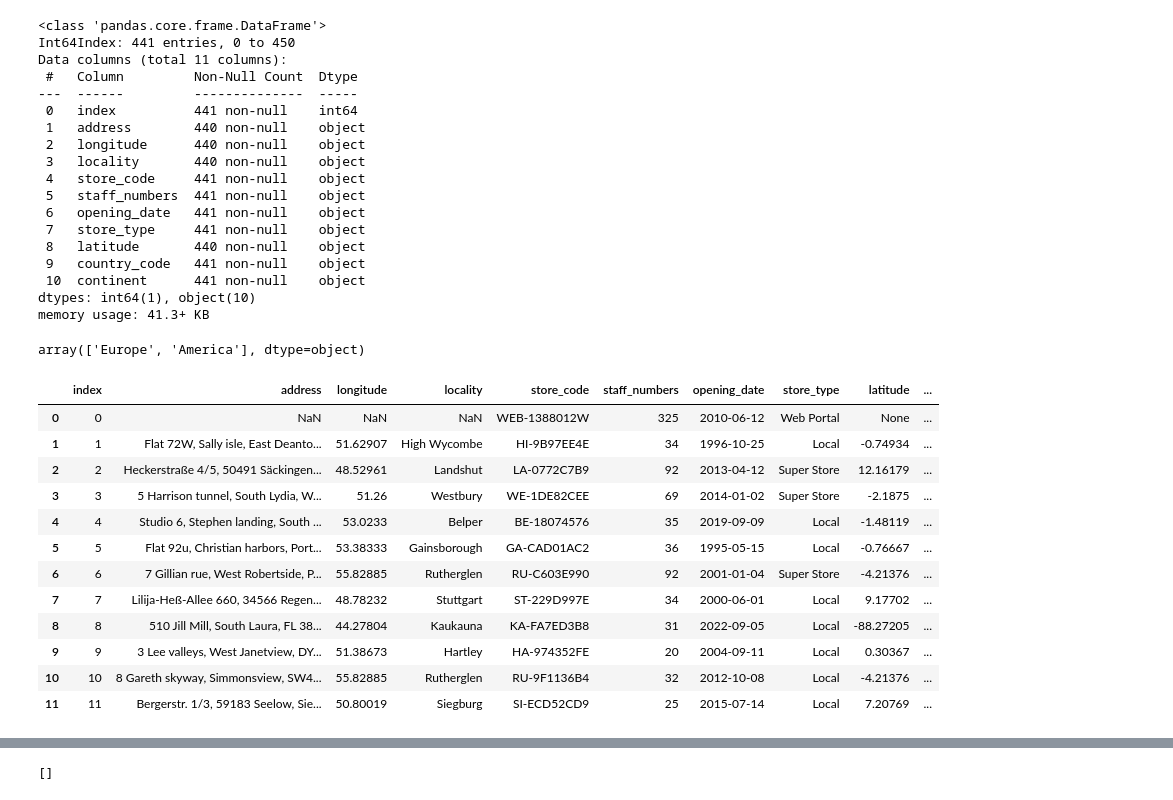
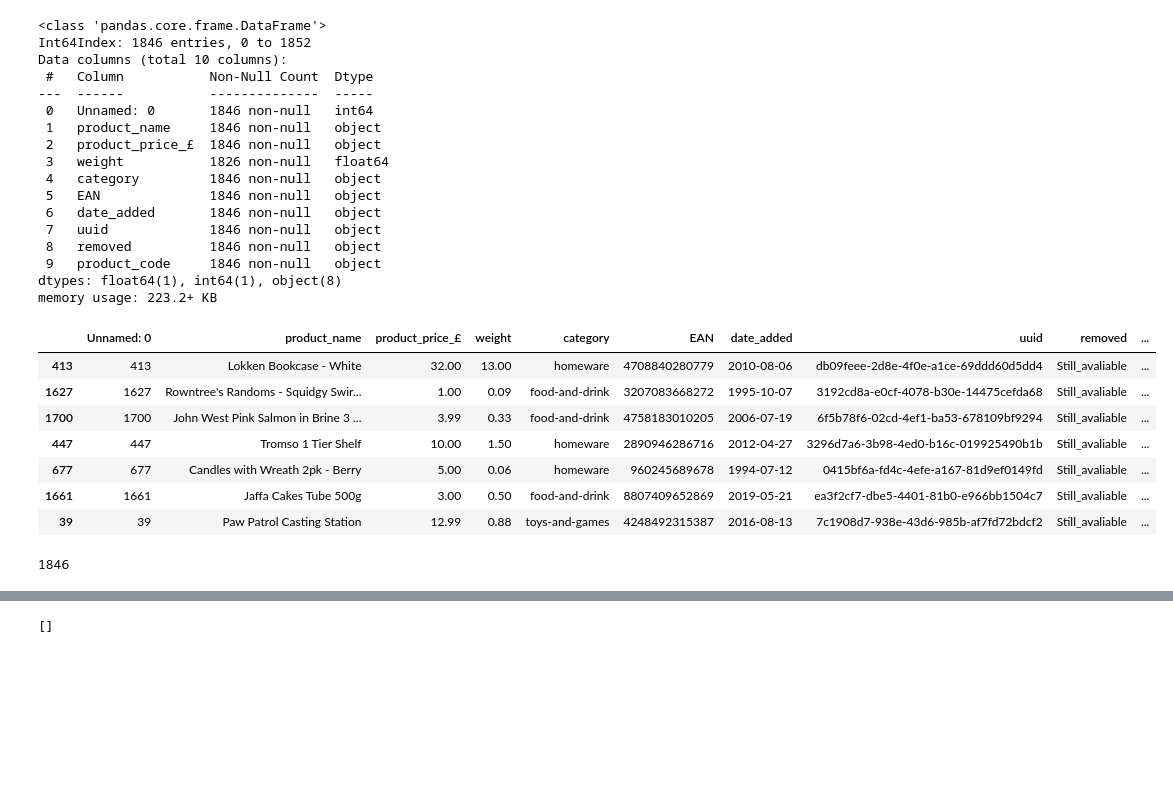
Before and after one commit to raweru/multinational-retail-data-centralisation, a Jupyter notebook: cleaner.ipynb, the cells around one changed output, grey strips where cells are left out. Drawn from its saved outputs; the diff is of its cells as text; code cells hidden in the pictures; blank space fills up the shorter version.

```diff
--- a/cleaner.ipynb
+++ b/cleaner.ipynb
@@ -19,22 +19,32 @@ store_data = extractor.retrieve_stores_data("https://aqj7u5id95.execute-api.eu-w
 # %%
-store_data.info()
+product_data.info()
 # %% [output]
 <class 'pandas.core.frame.DataFrame'>
-Int64Index: 441 entries, 0 to 450
-Data columns (total 11 columns):
- #   Column         Non-Null Count  Dtype
----  ------         --------------  -----
- 0   index          441 non-null    int64
- 1   address        440 non-null    object
- 2   longitude      440 non-null    object
- 3   locality       440 non-null    object
- 4   store_code     441 non-null    object
- 5   staff_numbers  441 non-null    object
- 6   opening_date   441 non-null    object
- 7   store_type     441 non-null    object
- 8   latitude       440 non-null    object
- 9   country_code   441 non-null    object
- 10  continent      441 non-null    object
-dtypes: int64(1), object(10)
-memory usage: 41.3+ KB
+Int64Index: 1846 entries, 0 to 1852
+Data columns (total 10 columns):
+ #   Column           Non-Null Count  Dtype
+---  ------           --------------  -----
+ 0   Unnamed: 0       1846 non-null   int64
+ 1   product_name     1846 non-null   object
+ 2   product_price_£  1846 non-null   object
+ 3   weight           1826 non-null   float64
+ 4   category         1846 non-null   object
+ 5   EAN              1846 non-null   object
+ 6   date_added       1846 non-null   object
+ 7   uuid             1846 non-null   object
+ 8   removed          1846 non-null   object
+ 9   product_code     1846 non-null   object
+dtypes: float64(1), int64(1), object(8)
+memory usage: 223.2+ KB
+# %%
+product_data.sample(7)
+# %% [output]
+|  | Unnamed: 0 | product_name | product_price_£ | weight | category | EAN | date_added | uuid | removed | ... |
+| 413 | 413 | Lokken Bookcase - White | 32.00 | 13.00 | homeware | 4708840280779 | 2010-08-06 | db09feee-2d8e-4f0e-a1ce-69ddd60d5dd4 | Still_avaliable | ... |
+| 1627 | 1627 | Rowntree's Randoms - Squidgy Swir... | 1.00 | 0.09 | food-and-drink | 3207083668272 | 1995-10-07 | 3192cd8a-e0cf-4078-b30e-14475cefda68 | Still_avaliable | ... |
+| 1700 | 1700 | John West Pink Salmon in Brine 3 ... | 3.99 | 0.33 | food-and-drink | 4758183010205 | 2006-07-19 | 6f5b78f6-02cd-4ef1-ba53-678109bf9294 | Still_avaliable | ... |
+| 447 | 447 | Tromso 1 Tier Shelf | 10.00 | 1.50 | homeware | 2890946286716 | 2012-04-27 | 3296d7a6-3b98-4ed0-b16c-019925490b1b | Still_avaliable | ... |
+| 677 | 677 | Candles with Wreath 2pk - Berry | 5.00 | 0.06 | homeware | 960245689678 | 1994-07-12 | 0415bf6a-fd4c-4efe-a167-81d9ef0149fd | Still_avaliable | ... |
+| 1661 | 1661 | Jaffa Cakes Tube 500g | 3.00 | 0.50 | food-and-drink | 8807409652869 | 2019-05-21 | ea3f2cf7-dbe5-4401-81b0-e966bb1504c7 | Still_avaliable | ... |
+| 39 | 39 | Paw Patrol Casting Station | 12.99 | 0.88 | toys-and-games | 4248492315387 | 2016-08-13 | 7c1908d7-938e-43d6-985b-af7fd72bdcf2 | Still_avaliable | ... |
 # %%
@@ -48,20 +58,4 @@ store_data["opening_date"] = store_data[
-# %%
-store_data.continent.unique()
-# %% [output]
-array(['Europe', 'America'], dtype=object)
-# %%
-store_data.head(12)
-# %% [output]
-|  | index | address | longitude | locality | store_code | staff_numbers | opening_date | store_type | latitude | ... |
-| 0 | 0 | NaN | NaN | NaN | WEB-1388012W | 325 | 2010-06-12 | Web Portal | None | ... |
-| 1 | 1 | Flat 72W, Sally isle, East Deanto... | 51.62907 | High Wycombe | HI-9B97EE4E | 34 | 1996-10-25 | Local | -0.74934 | ... |
-| 2 | 2 | Heckerstraße 4/5, 50491 Säckingen... | 48.52961 | Landshut | LA-0772C7B9 | 92 | 2013-04-12 | Super Store | 12.16179 | ... |
-| 3 | 3 | 5 Harrison tunnel, South Lydia, W... | 51.26 | Westbury | WE-1DE82CEE | 69 | 2014-01-02 | Super Store | -2.1875 | ... |
-| 4 | 4 | Studio 6, Stephen landing, South ... | 53.0233 | Belper | BE-18074576 | 35 | 2019-09-09 | Local | -1.48119 | ... |
-| 5 | 5 | Flat 92u, Christian harbors, Port... | 53.38333 | Gainsborough | GA-CAD01AC2 | 36 | 1995-05-15 | Local | -0.76667 | ... |
-| 6 | 6 | 7 Gillian rue, West Robertside, P... | 55.82885 | Rutherglen | RU-C603E990 | 92 | 2001-01-04 | Super Store | -4.21376 | ... |
-| 7 | 7 | Lilija-Heß-Allee 660, 34566 Regen... | 48.78232 | Stuttgart | ST-229D997E | 34 | 2000-06-01 | Local | 9.17702 | ... |
-| 8 | 8 | 510 Jill Mill, South Laura, FL 38... | 44.27804 | Kaukauna | KA-FA7ED3B8 | 31 | 2022-09-05 | Local | -88.27205 | ... |
-| 9 | 9 | 3 Lee valleys, West Janetview, DY... | 51.38673 | Hartley | HA-974352FE | 20 | 2004-09-11 | Local | 0.30367 | ... |
-| 10 | 10 | 8 Gareth skyway, Simmonsview, SW4... | 55.82885 | Rutherglen | RU-9F1136B4 | 32 | 2012-10-08 | Local | -4.21376 | ... |
-| 11 | 11 | Bergerstr. 1/3, 59183 Seelow, Sie... | 50.80019 | Siegburg | SI-ECD52CD9 | 25 | 2015-07-14 | Local | 7.20769 | ... |
+# %%
+product_data.product_code.nunique()
+# %% [output]
+1846
```
Also changed, not shown: parts of 10 cells of this notebook, 5 other files.
